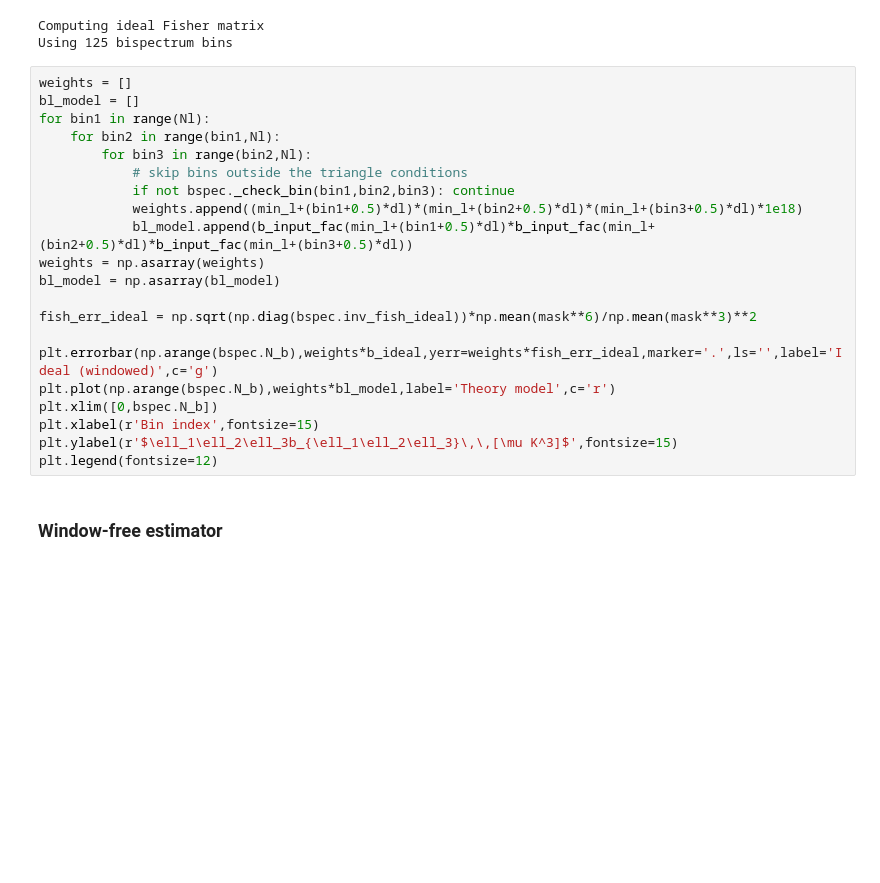
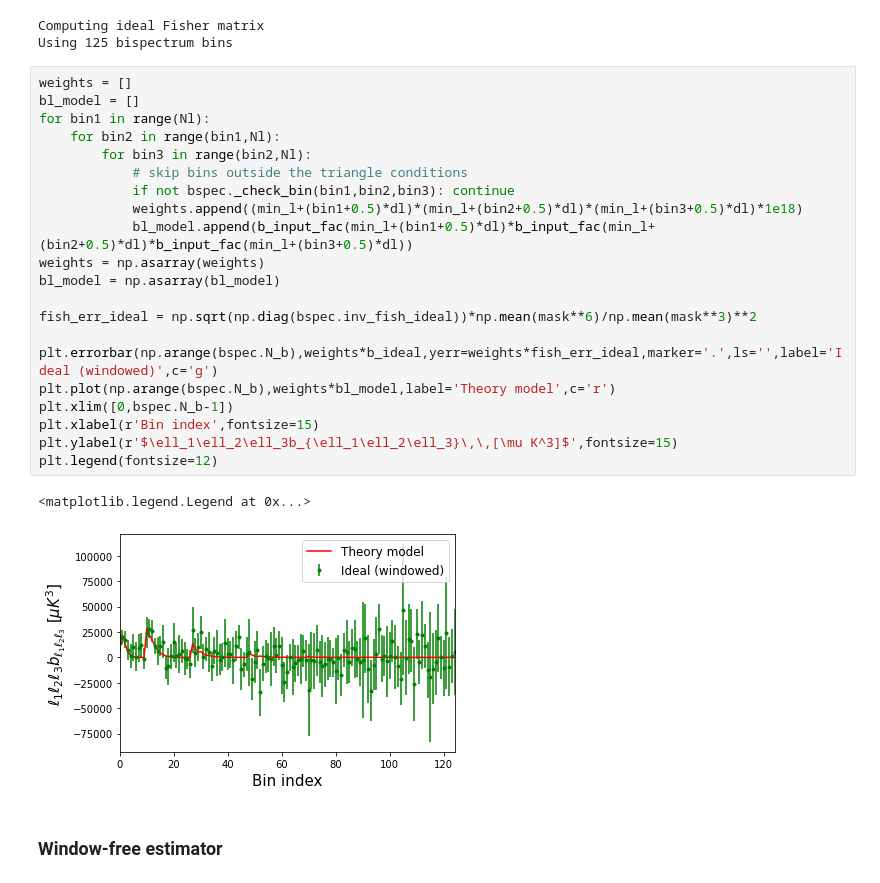
Before and after one commit to oliverphilcox/PolyBin, a Jupyter notebook: Tutorial.ipynb, the cells around one changed output. Cells and saved outputs as stored; diff of their text form; blank space fills up the shorter version.

```diff
--- a/Tutorial.ipynb
+++ b/Tutorial.ipynb
@@ -318,24 +313,27 @@ Using 125 bispectrum bins
 # %%
 weights = []
 bl_model = []
 for bin1 in range(Nl):
     for bin2 in range(bin1,Nl):
         for bin3 in range(bin2,Nl):
             # skip bins outside the triangle conditions
             if not bspec._check_bin(bin1,bin2,bin3): continue
             weights.append((min_l+(bin1+0.5)*dl)*(min_l+(bin2+0.5)*dl)*(min_l+(bin3+0.5)*dl)*1e18)
             bl_model.append(b_input_fac(min_l+(bin1+0.5)*dl)*b_input_fac(min_l+(bin2+0.5)*dl)*b_input_fac(min_l+(bin3+0.5)*dl))
 weights = np.asarray(weights)
 bl_model = np.asarray(bl_model)
 
 fish_err_ideal = np.sqrt(np.diag(bspec.inv_fish_ideal))*np.mean(mask**6)/np.mean(mask**3)**2
 
 plt.errorbar(np.arange(bspec.N_b),weights*b_ideal,yerr=weights*fish_err_ideal,marker='.',ls='',label='Ideal (windowed)',c='g')
 plt.plot(np.arange(bspec.N_b),weights*bl_model,label='Theory model',c='r')
-plt.xlim([0,bspec.N_b])
+plt.xlim([0,bspec.N_b-1])
 plt.xlabel(r'Bin index',fontsize=15)
 plt.ylabel(r'$\ell_1\ell_2\ell_3b_{\ell_1\ell_2\ell_3}\,\,[\mu K^3]$',fontsize=15)
 plt.legend(fontsize=12)
+# %% [output]
+<matplotlib.legend.Legend at 0x...>
+[figure, added]
 # %% [markdown]
 ### Window-free estimator
 # %%
```
Also changed, not shown: parts of 22 cells of this notebook, 4 other files.
